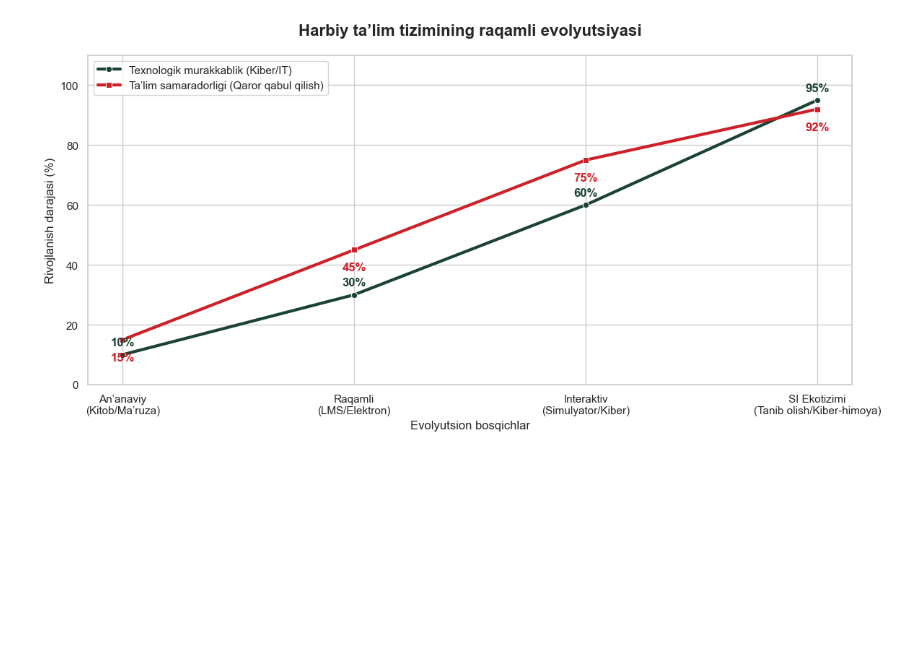
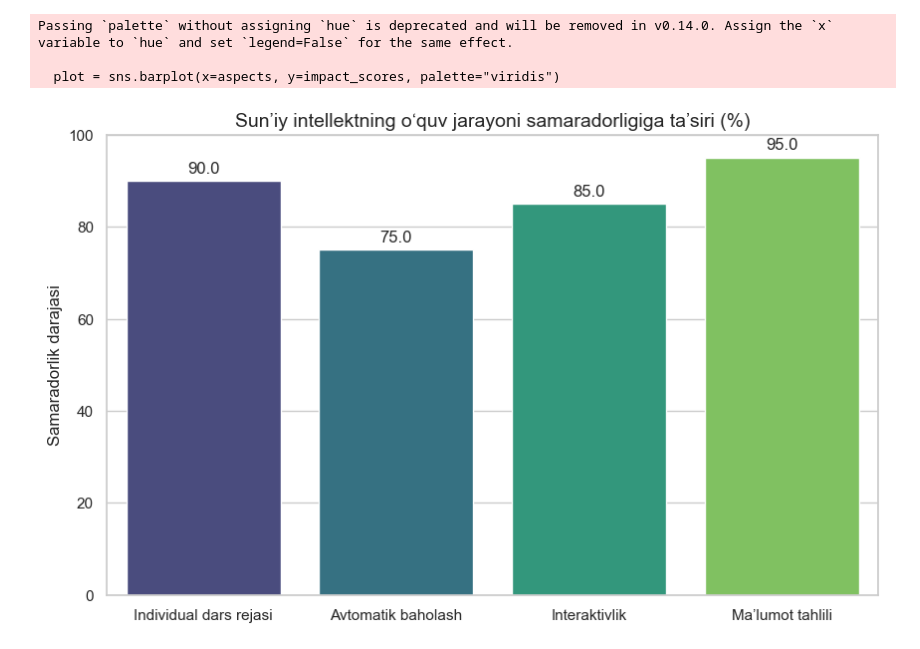
Before and after one commit to qwerty291996/2025-2026, a Jupyter notebook: Temp/Maqolalar konferensiyaga/Jarayonda/Innovation Techno Systems ga maqolalar/Untitled.ipynb, the cells around one changed output. Drawn from its saved outputs; the diff is of its cells as text; code cells hidden in the pictures; blank space fills up the shorter version.

```diff
--- a/Temp/Maqolalar konferensiyaga/Jarayonda/Innovation Techno Systems ga maqolalar/Untitled.ipynb
+++ b/Temp/Maqolalar konferensiyaga/Jarayonda/Innovation Techno Systems ga maqolalar/Untitled.ipynb
@@ -1,48 +1,29 @@
 # %%
 import matplotlib.pyplot as plt
 import seaborn as sns
-import pandas as pd
 
-# Ma'lumotlarni shakllantirish
-# Bosqichlar: An'anaviy -> Raqamli -> Interaktiv -> SI Ekotizimi
-data = {
-    'Bosqichlar': [
-        'An’anaviy\n(Kitob/Ma’ruza)',
-        'Raqamli\n(LMS/Elektron)',
-        'Interaktiv\n(Simulyator/Kiber)',
-        'SI Ekotizimi\n(Tanib olish/Kiber-himoya)'
-    ],
-    'Texnologik murakkablik': [10, 30, 60, 95],
-    'Ta’lim samaradorligi': [15, 45, 75, 92]
-}
+# Ma'lumotlar
+aspects = ['Individual dars rejasi', 'Avtomatik baholash', 'Interaktivlik', 'Ma’lumot tahlili']
+impact_scores = [90, 75, 85, 95] # Foizlarda (shartli ravishda)
 
-df = pd.DataFrame(data)
+sns.set_theme(style="whitegrid")
+plt.figure(figsize=(10, 6))
+plot = sns.barplot(x=aspects, y=impact_scores, palette="viridis")
 
-# Grafik uslubi
-sns.set_theme(style="whitegrid")
-plt.figure(figsize=(12, 6))
+plt.title("Sun’iy intellektning o‘quv jarayoni samaradorligiga ta’siri (%)", fontsize=14)
+plt.ylabel("Samaradorlik darajasi")
+plt.ylim(0, 100)
 
-# Ikki xil ko'rsatkichni chizish
-sns.lineplot(x='Bosqichlar', y='Texnologik murakkablik', data=df, marker='o',
-             label='Texnologik murakkablik (Kiber/IT)', linewidth=3, color='#1b4332')
-sns.lineplot(x='Bosqichlar', y='Ta’lim samaradorligi', data=df, marker='s',
-             label='Ta’lim samaradorligi (Qaror qabul qilish)', linewidth=3, color='#ce2029')
+for p in plot.patches:
+    plot.annotate(format(p.get_height(), '.1f'),
+                   (p.get_x() + p.get_width() / 2., p.get_height()),
+                   ha = 'center', va = 'center',
+                   xytext = (0, 9),
+                   textcoords = 'offset points')
 
-# Grafik sarlavhasi va yozuvlar
-plt.title('Harbiy ta’lim tizimining raqamli evolyutsiyasi', fontsize=16, fontweight='bold', pad=20)
-plt.ylabel('Rivojlanish darajasi (%)', fontsize=12)
-plt.xlabel('Evolyutsion bosqichlar', fontsize=12)
-plt.ylim(0, 110)
-
-# Har bir nuqtaga foiz qiymatlarini qo'shish
-for i in range(len(df)):
-    plt.text(i, df['Texnologik murakkablik'][i] + 3, f"{df['Texnologik murakkablik'][i]}%",
-             ha='center', fontweight='bold', color='#1b4332')
-    plt.text(i, df['Ta’lim samaradorligi'][i] - 7, f"{df['Ta’lim samaradorligi'][i]}%",
-             ha='center', fontweight='bold', color='#ce2029')
-
-plt.legend(loc='upper left')
-plt.tight_layout()
 plt.show()
 # %% [output]
+Passing `palette` without assigning `hue` is deprecated and will be removed in v0.14.0. Assign the `x` variable to `hue` and set `legend=False` for the same effect.
+
+  plot = sns.barplot(x=aspects, y=impact_scores, palette="viridis")
-[figure, old version]
+[figure, new version]
```
Also changed, not shown: parts of 1 cell of this notebook, 19 other files.
